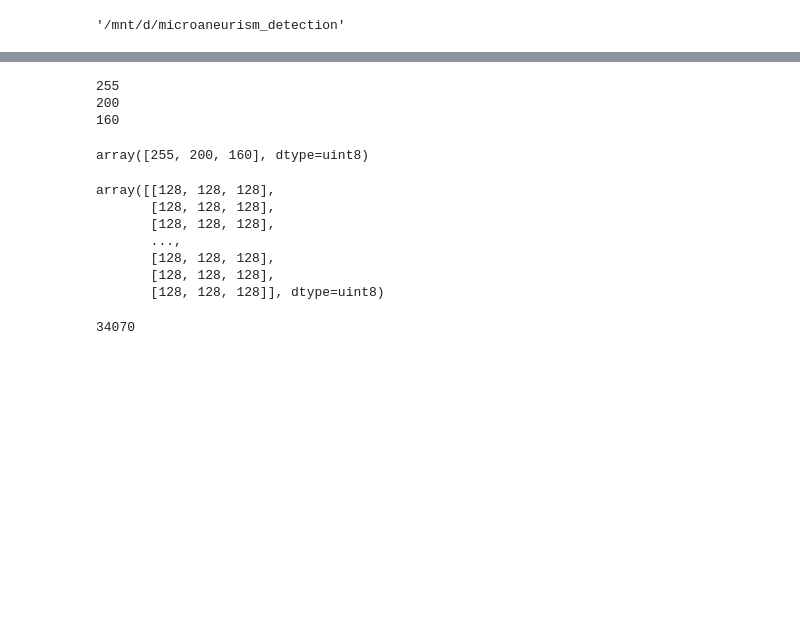
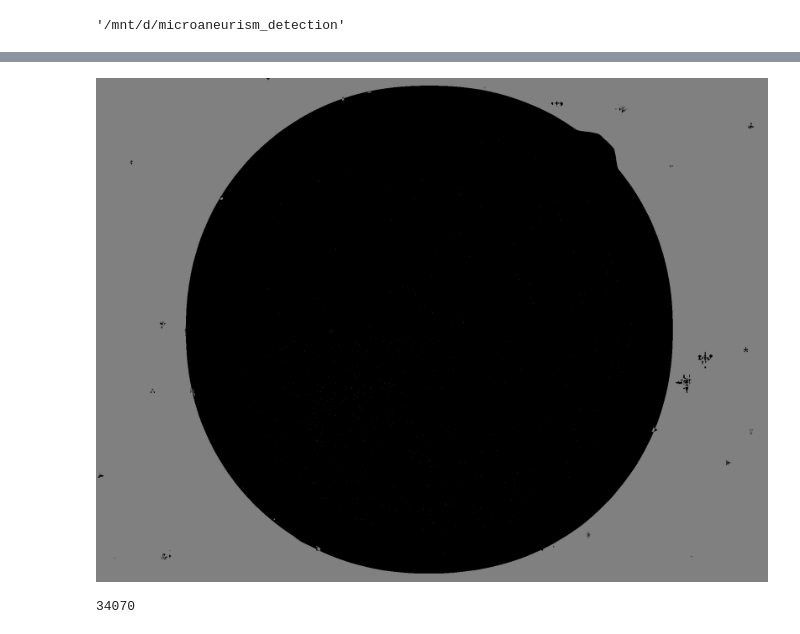
Before and after one commit to migueLib/microaneurism_detection, a Jupyter notebook: notebooks/test.ipynb, the cells around one changed output, grey strips where cells are left out. Cells and saved outputs as stored; diff of their text form; code cells hidden in the pictures; blank space fills up the shorter version.

```diff
--- a/notebooks/test.ipynb
+++ b/notebooks/test.ipynb
@@ -27,12 +163,0 @@ original.I.size
-# %%
-print(arr.T[0][1565][1147])
-print(arr.T[1][1565][1147])
-print(arr.T[2][1565][1147])
-# %% [output]
-255
-200
-160
-# %%
-arr[1147][1565]
-# %% [output]
-array([255, 200, 160], dtype=uint8)
@@ -41,14 +164,6 @@ R, G ,B = original.get_channels_flattened()
-# %%
-original.get_pixels()
-# %% [output]
-array([[128, 128, 128],
-       [128, 128, 128],
-       [128, 128, 128],
-       ...,
-       [128, 128, 128],
-       [128, 128, 128],
-       [128, 128, 128]], dtype=uint8)
-# %%
-len(original.palette)
-# %% [output]
-34070
+# %%
+#original.mask(colors=colors[0:500], inplace=True)
+original.reverse_mask(colors=[128,128,128], inplace=True)
+original.im
+# %% [output]
+[figure, added]
@@ -54,0 +175,7 @@ len(original.palette)
+# %%
+# Merging 2 closest colors
+print(len(original.palette))
+cluster = AgglomerativeClustering(n_clusters=len(original.palette)//2, affinity='euclidean', linkage='ward')
+clustered = cluster.fit_predict(original.palette)
+# %% [output]
+34070
```
Also changed, not shown: parts of 10 cells of this notebook, 1 other file.
